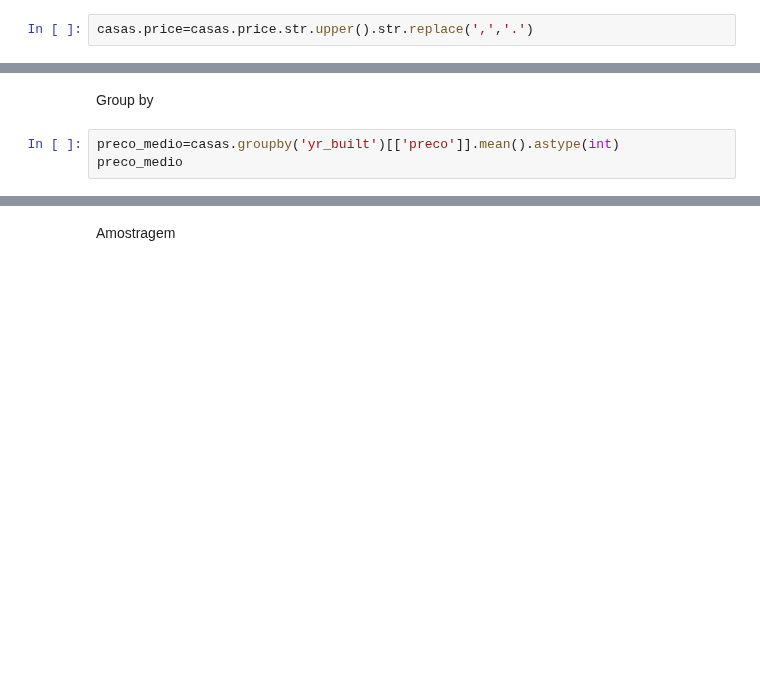
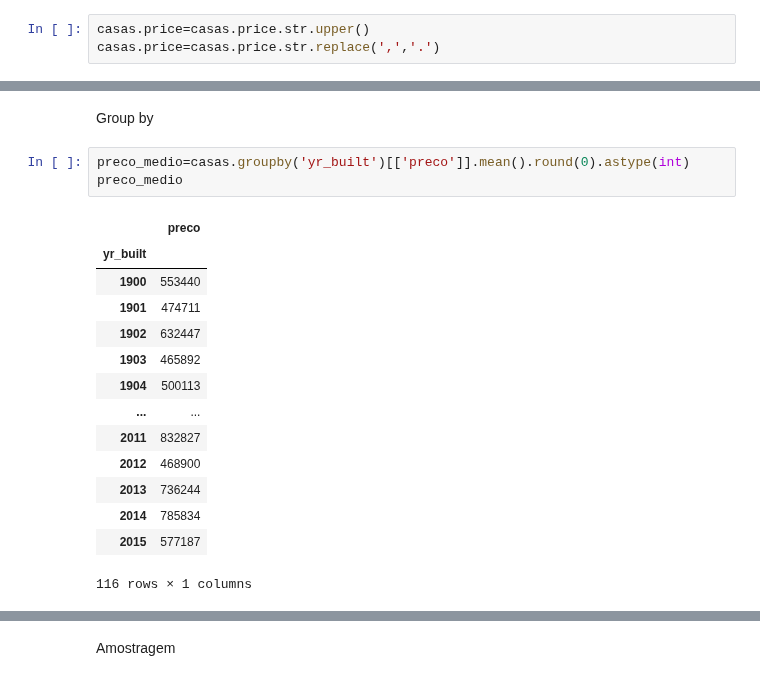
Before and after one commit to gamrodrigues/Coder, a Jupyter notebook: Aula 13.ipynb, the cells around one changed output, grey strips where cells are left out. Saved outputs shown, nothing was run; the diff lists cells and outputs as text; blank space fills up the shorter version.

```diff
--- a/Aula 13.ipynb
+++ b/Aula 13.ipynb
@@ -51,4 +217,5 @@ casas[casas.price.str.contains('e+')].price.value_counts()
 # %%
-casas.price=casas.price.str.upper().str.replace(',','.')
+casas.price=casas.price.str.upper()
+casas.price=casas.price.str.replace(',','.')
 # %%
 casas['preco']=np.where(casas.price.str.contains('E+'), casas.price.str.split('E+').str[0].astype(float)*1000000,casas.price.astype(float)).astype(int)
@@ -56,7 +237,22 @@ casas['preco'].value_counts().sum()
 # %% [markdown]
 Group by
 # %%
-preco_medio=casas.groupby('yr_built')[['preco']].mean().astype(int)
+preco_medio=casas.groupby('yr_built')[['preco']].mean().round(0).astype(int)
 preco_medio
+# %% [output]
+|  | preco |
+| yr_built |  |
+| 1900 | 553440 |
+| 1901 | 474711 |
+| 1902 | 632447 |
+| 1903 | 465892 |
+| 1904 | 500113 |
+| ... | ... |
+| 2011 | 832827 |
+| 2012 | 468900 |
+| 2013 | 736244 |
+| 2014 | 785834 |
+| 2015 | 577187 |
+116 rows × 1 columns
 # %%
 sns.lineplot(x=preco_medio.index,y=preco_medio.preco).set_title('Preço médio por ano de construção')
```
Also changed, not shown: parts of 25 cells of this notebook, 1 other file.
